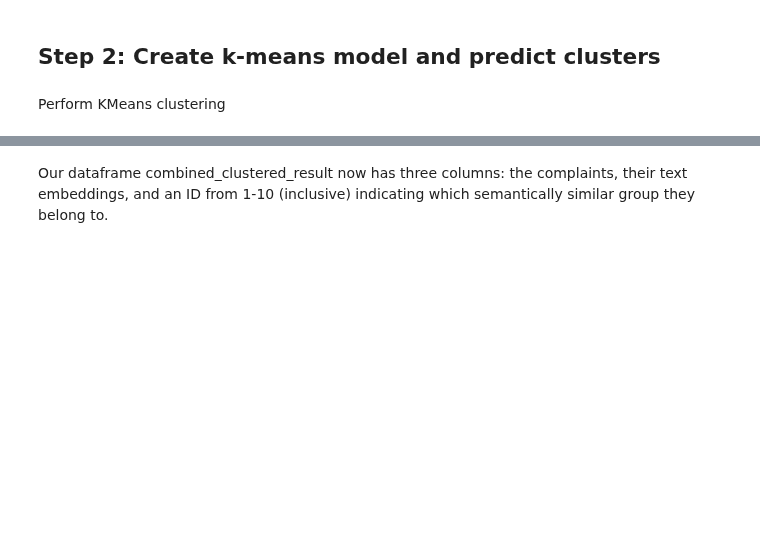
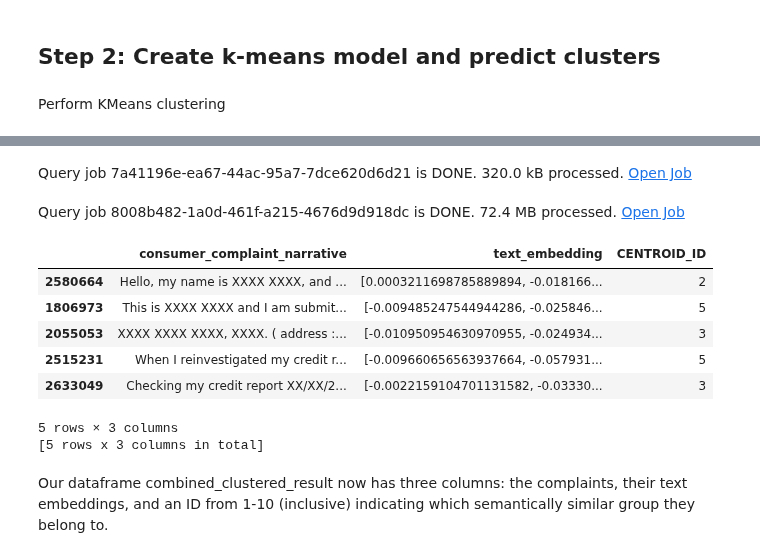
Before and after one commit to googleapis/python-bigquery-dataframes, a Jupyter notebook: notebooks/generative_ai/bq_dataframes_llm_kmeans.ipynb, the cells around one changed output, grey strips where cells are left out. Saved outputs shown, nothing was run; the diff lists cells and outputs as text; code cells hidden in the pictures; blank space fills up the shorter version.

```diff
--- a/notebooks/generative_ai/bq_dataframes_llm_kmeans.ipynb
+++ b/notebooks/generative_ai/bq_dataframes_llm_kmeans.ipynb
@@ -170,7 +246,7 @@ cluster_model = KMeans(n_clusters=10) # We will divide our complaints into 10 gr
 Perform KMeans clustering
 # %%
 # Use KMeans clustering to calculate our groups. Will take ~3 minutes.
-cluster_model.fit(combined_df[["text_embedding"]])
+cluster_model.fit(combined_df["text_embedding"])
 clustered_result = cluster_model.predict(combined_df[["text_embedding"]])
 # Notice the CENTROID_ID column, which is the ID number of the group that
 # each complaint belongs to.
@@ -178,6 +269,19 @@ clustered_result.head(n=5)
 # %%
 # Join the group number to the complaints and their text embeddings
 combined_clustered_result = combined_df.join(clustered_result)
+
+combined_clustered_result.head(n=5)
+# %% [output]
+Query job 7a41196e-ea67-44ac-95a7-7dce620d6d21 is DONE. 320.0 kB processed. Open Job
+Query job 8008b482-1a0d-461f-a215-4676d9d918dc is DONE. 72.4 MB processed. Open Job
+|  | consumer_complaint_narrative | text_embedding | CENTROID_ID |
+| 2580664 | Hello, my name is XXXX XXXX, and ... | [0.0003211698785889894, -0.018166... | 2 |
+| 1806973 | This is XXXX XXXX and I am submit... | [-0.009485247544944286, -0.025846... | 5 |
+| 2055053 | XXXX XXXX XXXX, XXXX. ( address :... | [-0.010950954630970955, -0.024934... | 3 |
+| 2515231 | When I reinvestigated my credit r... | [-0.009660656563937664, -0.057931... | 5 |
+| 2633049 | Checking my credit report XX/XX/2... | [-0.0022159104701131582, -0.03330... | 3 |
+5 rows × 3 columns
+[5 rows x 3 columns in total]
 # %% [markdown]
 Our dataframe combined_clustered_result now has three columns: the complaints, their text embeddings, and an ID from 1-10 (inclusive) indicating which semantically similar group they belong to.
 # %% [markdown]
```
Also changed, not shown: parts of 16 cells of this notebook, 1 other file.
